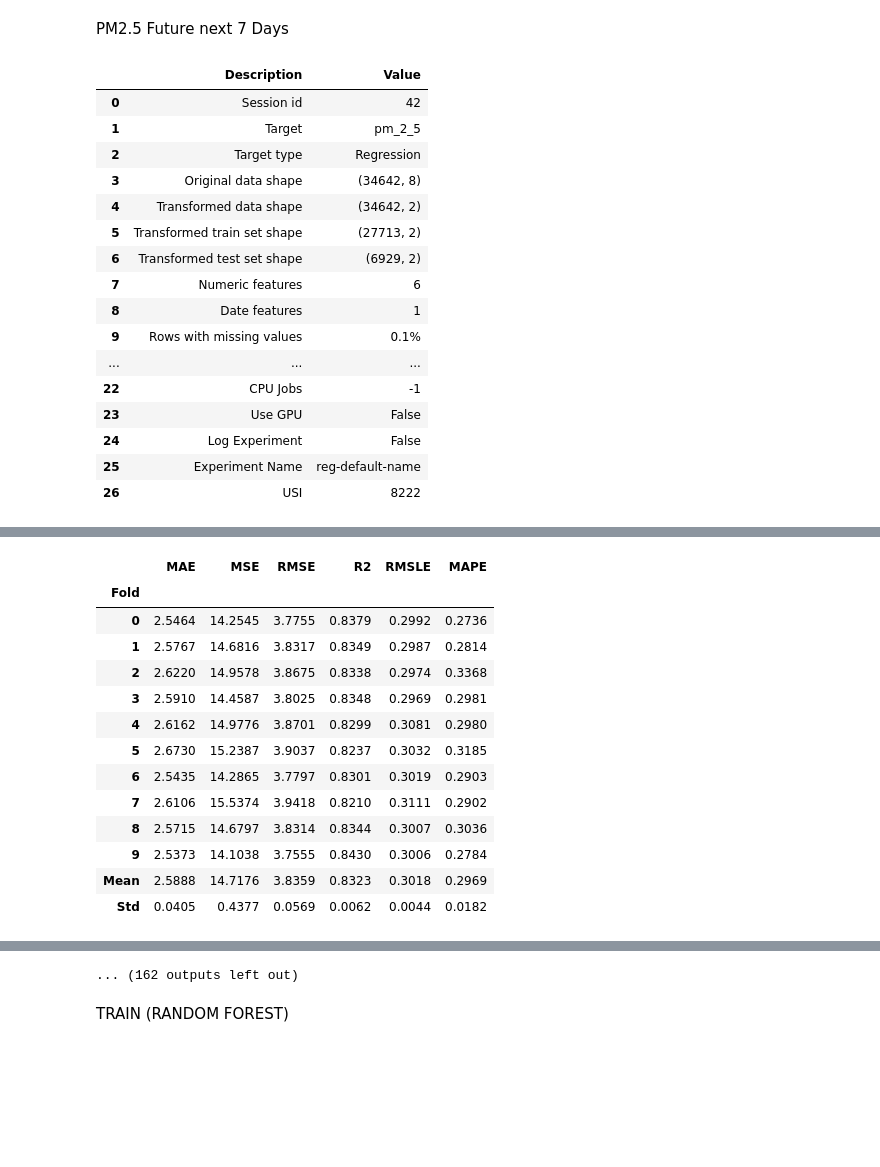
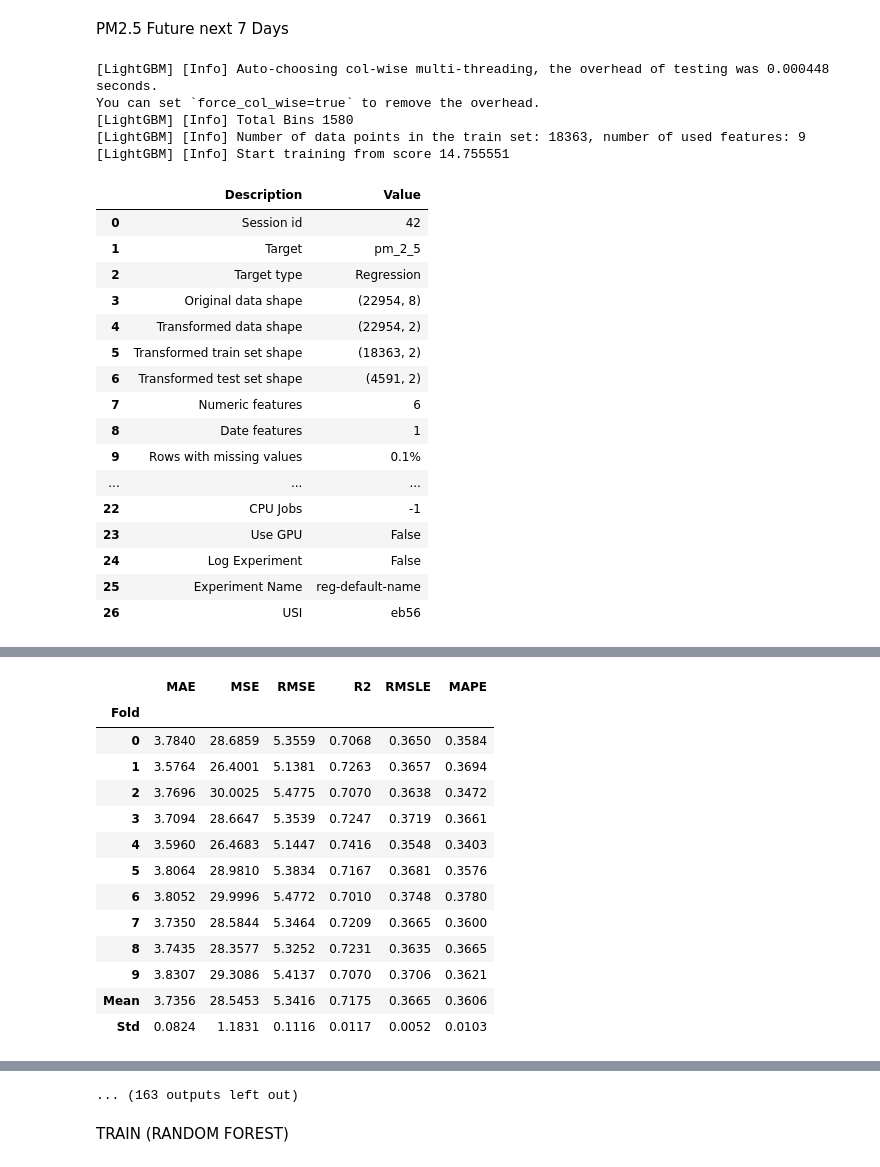
Before and after one commit to pisitklinnoy/pm_2.5_Term_Project, a Jupyter notebook: test.ipynb, the cells around one changed output, grey strips where cells are left out. Saved outputs shown, nothing was run; the diff lists cells and outputs as text; code cells hidden in the pictures; blank space fills up the shorter version.

```diff
--- a/test.ipynb
+++ b/test.ipynb
@@ -29,7 +29,7 @@ from datetime import timedelta
 import numpy as np
 
 # โหลดไฟล์ CSV
-file_path = "D:\Term_Project\pm_2.5\cleaned_data (2)-7.csv"
+file_path = "D:\Term_Project\pm_2.5\export-jsps013-1h.csv"
 df = pd.read_csv(file_path)
 
 # แปลง datetime เป็นชนิด datetime
@@ -116,50 +116,55 @@ for i in range(len(future_data)):
 predictions = predict_model(model, data=future_data)
 
 # หาชื่อคอลัมน์การทำนายที่ถูกต้อง
 prediction_column = [col for col in predictions.columns if "predict" in col.lower()]
 if prediction_column:
     prediction_column = prediction_column[0]
     print(predictions[["datetime", prediction_column]])
 else:
     print("ไม่พบคอลัมน์การทำนาย ลองแสดงผลทั้งหมด:")
     print(predictions.head())
 
 # บันทึกผลลัพธ์เป็นไฟล์ CSV
 predictions.to_csv("D:/Term_Project/pm_2.5/predicted_pm25.csv", index=False)
 print("บันทึกผลลัพธ์การพยากรณ์สำเร็จ!")
 # %% [output]
+[LightGBM] [Info] Auto-choosing col-wise multi-threading, the overhead of testing was 0.000448 seconds.
+You can set `force_col_wise=true` to remove the overhead.
+[LightGBM] [Info] Total Bins 1580
+[LightGBM] [Info] Number of data points in the train set: 18363, number of used features: 9
+[LightGBM] [Info] Start training from score 14.755551
 |  | Description | Value |
 | 0 | Session id | 42 |
 | 1 | Target | pm_2_5 |
 | 2 | Target type | Regression |
-| 3 | Original data shape | (34642, 8) |
-| 4 | Transformed data shape | (34642, 2) |
-| 5 | Transformed train set shape | (27713, 2) |
-| 6 | Transformed test set shape | (6929, 2) |
+| 3 | Original data shape | (22954, 8) |
+| 4 | Transformed data shape | (22954, 2) |
+| 5 | Transformed train set shape | (18363, 2) |
+| 6 | Transformed test set shape | (4591, 2) |
 | 7 | Numeric features | 6 |
 | 8 | Date features | 1 |
 | 9 | Rows with missing values | 0.1% |
 | ... | ... | ... |
 | 22 | CPU Jobs | -1 |
 | 23 | Use GPU | False |
 | 24 | Log Experiment | False |
 | 25 | Experiment Name | reg-default-name |
-| 26 | USI | 8222 |
+| 26 | USI | eb56 |
 [interactive output not drawn]
 |  | MAE | MSE | RMSE | R2 | RMSLE | MAPE |
 | Fold |  |  |  |  |  |  |
-| 0 | 2.5464 | 14.2545 | 3.7755 | 0.8379 | 0.2992 | 0.2736 |
-| 1 | 2.5767 | 14.6816 | 3.8317 | 0.8349 | 0.2987 | 0.2814 |
-| 2 | 2.6220 | 14.9578 | 3.8675 | 0.8338 | 0.2974 | 0.3368 |
-| 3 | 2.5910 | 14.4587 | 3.8025 | 0.8348 | 0.2969 | 0.2981 |
-| 4 | 2.6162 | 14.9776 | 3.8701 | 0.8299 | 0.3081 | 0.2980 |
-| 5 | 2.6730 | 15.2387 | 3.9037 | 0.8237 | 0.3032 | 0.3185 |
-| 6 | 2.5435 | 14.2865 | 3.7797 | 0.8301 | 0.3019 | 0.2903 |
-| 7 | 2.6106 | 15.5374 | 3.9418 | 0.8210 | 0.3111 | 0.2902 |
-| 8 | 2.5715 | 14.6797 | 3.8314 | 0.8344 | 0.3007 | 0.3036 |
-| 9 | 2.5373 | 14.1038 | 3.7555 | 0.8430 | 0.3006 | 0.2784 |
-| Mean | 2.5888 | 14.7176 | 3.8359 | 0.8323 | 0.3018 | 0.2969 |
-| Std | 0.0405 | 0.4377 | 0.0569 | 0.0062 | 0.0044 | 0.0182 |
+| 0 | 3.7840 | 28.6859 | 5.3559 | 0.7068 | 0.3650 | 0.3584 |
+| 1 | 3.5764 | 26.4001 | 5.1381 | 0.7263 | 0.3657 | 0.3694 |
+| 2 | 3.7696 | 30.0025 | 5.4775 | 0.7070 | 0.3638 | 0.3472 |
+| 3 | 3.7094 | 28.6647 | 5.3539 | 0.7247 | 0.3719 | 0.3661 |
+| 4 | 3.5960 | 26.4683 | 5.1447 | 0.7416 | 0.3548 | 0.3403 |
+| 5 | 3.8064 | 28.9810 | 5.3834 | 0.7167 | 0.3681 | 0.3576 |
+| 6 | 3.8052 | 29.9996 | 5.4772 | 0.7010 | 0.3748 | 0.3780 |
+| 7 | 3.7350 | 28.5844 | 5.3464 | 0.7209 | 0.3665 | 0.3600 |
+| 8 | 3.7435 | 28.3577 | 5.3252 | 0.7231 | 0.3635 | 0.3665 |
+| 9 | 3.8307 | 29.3086 | 5.4137 | 0.7070 | 0.3706 | 0.3621 |
+| Mean | 3.7356 | 28.5453 | 5.3416 | 0.7175 | 0.3665 | 0.3606 |
+| Std | 0.0824 | 1.1831 | 0.1116 | 0.0117 | 0.0052 | 0.0103 |
 [interactive output not drawn]
 [interactive output not drawn]
 [interactive output not drawn]
@@ -172,4 +176,4 @@ print("บันทึกผลลัพธ์การพยากรณ์ส
-... (162 outputs left out)
+... (163 outputs left out)
 # %% [markdown]
 TRAIN (RANDOM FOREST)
 # %%
```
Also changed, not shown: parts of 6 cells of this notebook, 6 other files.
